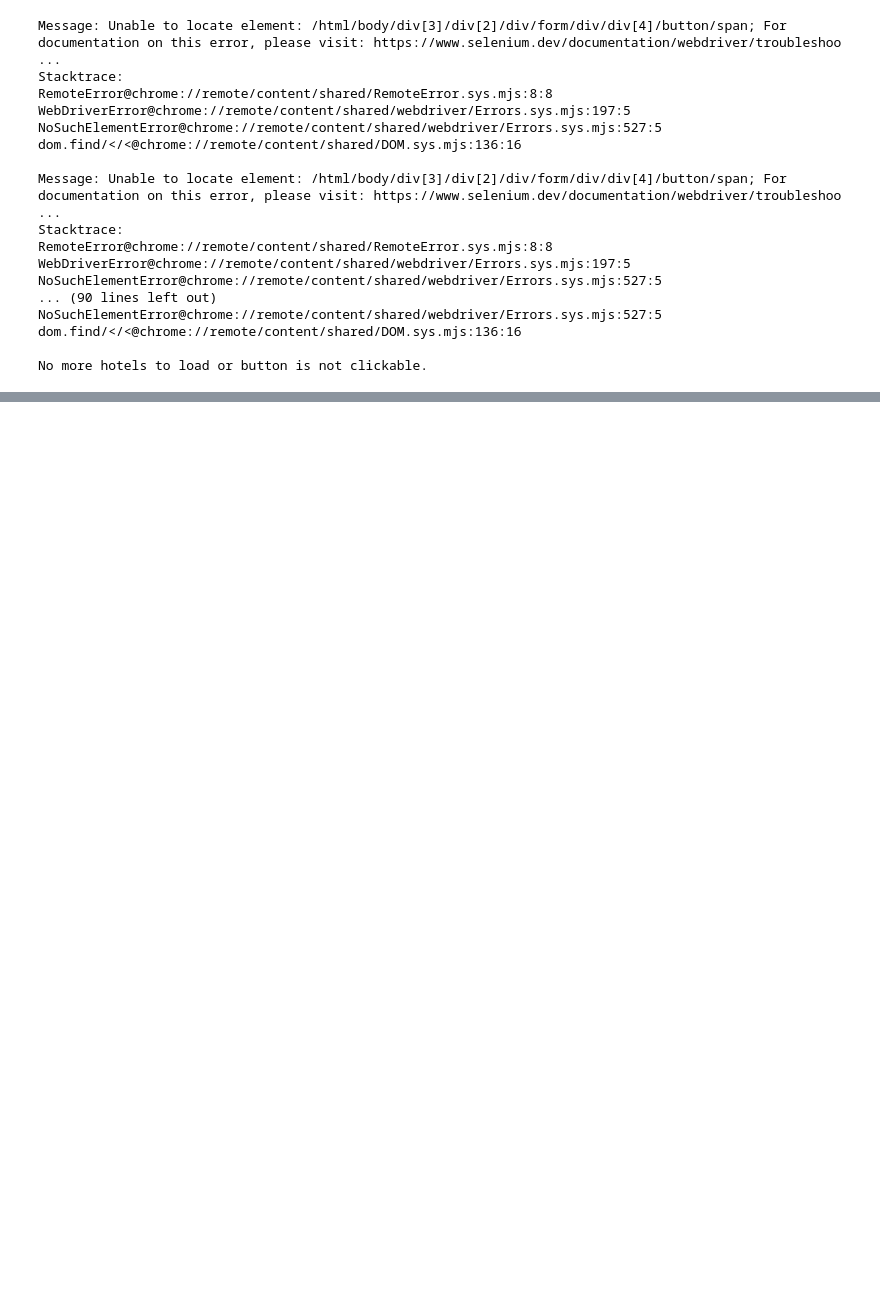
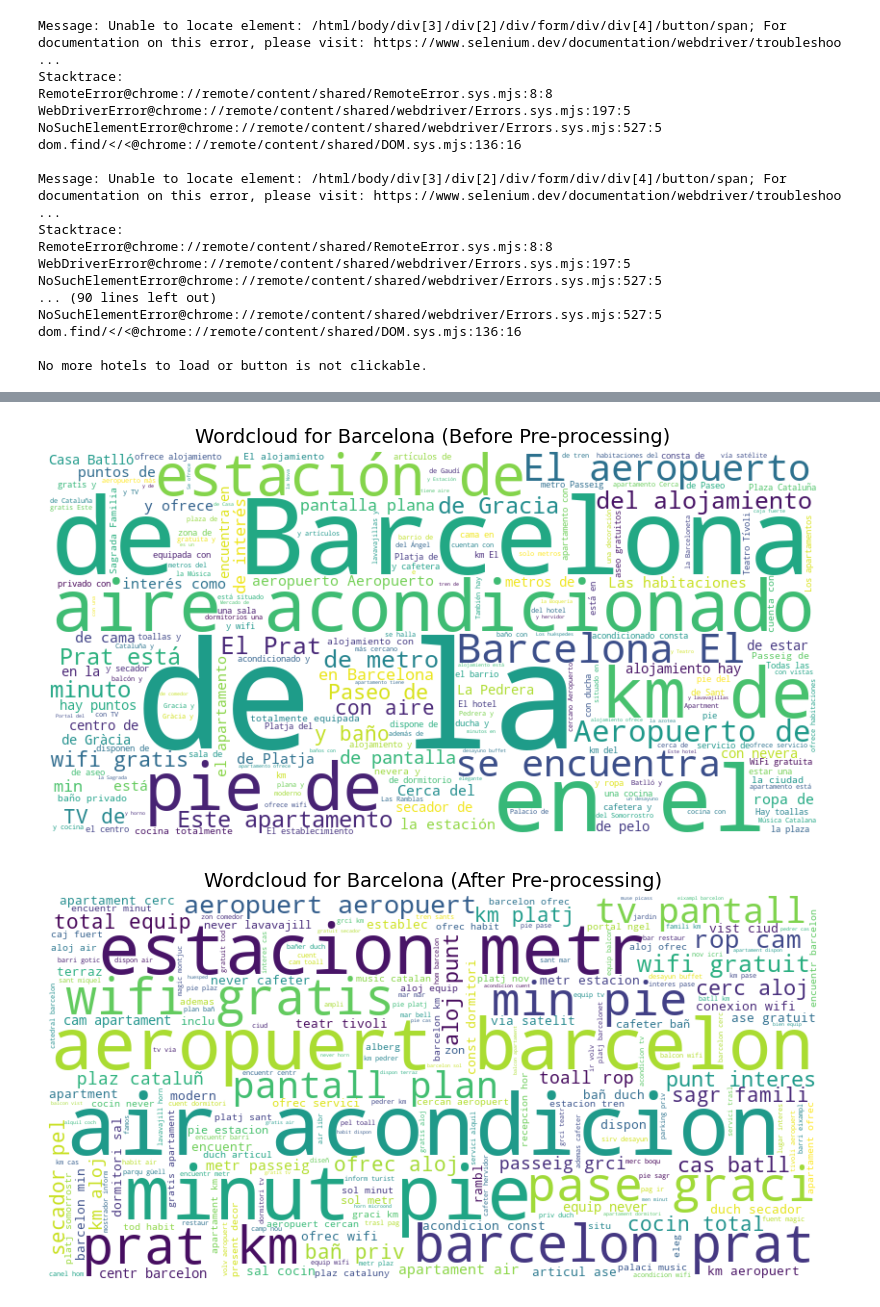
Before and after one commit to Enzo280100/textmining_booking, a Jupyter notebook: booking/ITM_HW1.ipynb, the cells around one changed output, grey strips where cells are left out. Saved outputs shown, nothing was run; the diff lists cells and outputs as text; code cells hidden in the pictures; blank space fills up the shorter version.

```diff
--- a/booking/ITM_HW1.ipynb
+++ b/booking/ITM_HW1.ipynb
@@ -97,0 +127,11 @@ data = data_collector.get_all_hotel_data()
+# %%
+bcn = pd.read_csv("Barcelona_MWC.csv", index_col=0)
+milan = pd.read_csv("Milan_MWC.csv", index_col=0)
+
+# Define the preprocessing pipeline
+extra_words = {"hotel", "habitacion", "huespedes", "ubicacion"}
+preprocessor = TextPreprocessor(extra_stopwords=extra_words)
+
+# Apply the preprocessing pipeline to the description column
+bcn["processed_description"] = bcn["description"].apply(preprocessor.preprocess_text)
+milan["processed_description"] = milan["description"].apply(preprocessor.preprocess_text)
@@ -97,0 +155,4 @@ data = data_collector.get_all_hotel_data()
+# %%
+preprocessor.generate_wordcloud(bcn["description"], "Wordcloud for Barcelona (Before Pre-processing)")
+preprocessor.generate_wordcloud(bcn["processed_description"], "Wordcloud for Barcelona (After Pre-processing)")
+# %% [output]
@@ -97,0 +162,2 @@ data = data_collector.get_all_hotel_data()
+[figure, added]
+[figure, added]
```
Also changed, not shown: parts of 19 cells of this notebook, 4 other files.
